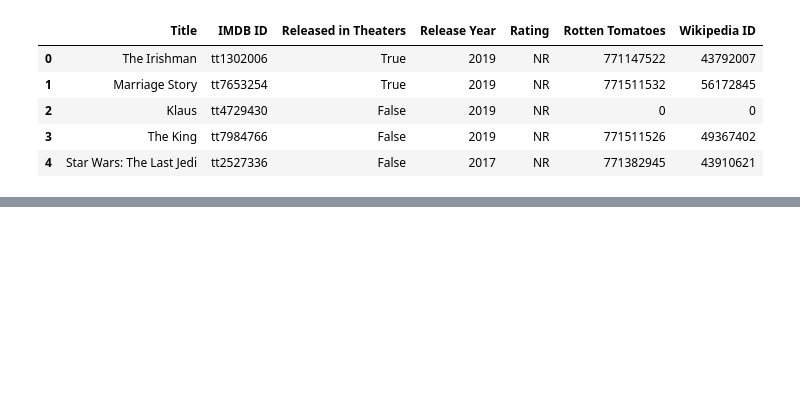
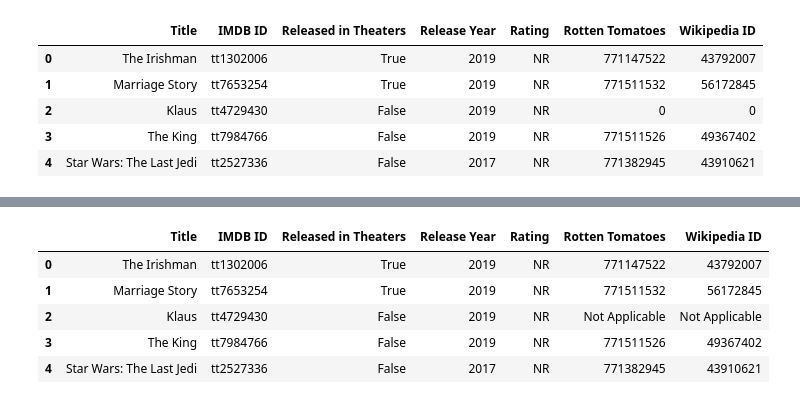
Before and after one commit to jsimashk/etl-project, a Jupyter notebook: Netflix.ipynb, the cells around one changed output, grey strips where cells are left out. Saved outputs shown, nothing was run; the diff lists cells and outputs as text; code cells hidden in the pictures; blank space fills up the shorter version.

```diff
--- a/Netflix.ipynb
+++ b/Netflix.ipynb
@@ -89,0 +82,11 @@ movies_df.head()
+# %%
+# Replace zero values with 'NaN'
+movies_df = movies_df.replace(0, 'Not Applicable')
+movies_df.head()
+# %% [output]
+|  | Title | IMDB ID | Released in Theaters | Release Year | Rating | Rotten Tomatoes | Wikipedia ID |
+| 0 | The Irishman | tt1302006 | True | 2019 | NR | 771147522 | 43792007 |
+| 1 | Marriage Story | tt7653254 | True | 2019 | NR | 771511532 | 56172845 |
+| 2 | Klaus | tt4729430 | False | 2019 | NR | Not Applicable | Not Applicable |
+| 3 | The King | tt7984766 | False | 2019 | NR | 771511526 | 49367402 |
+| 4 | Star Wars: The Last Jedi | tt2527336 | False | 2017 | NR | 771382945 | 43910621 |
```
Also changed, not shown: parts of 9 cells of this notebook.
